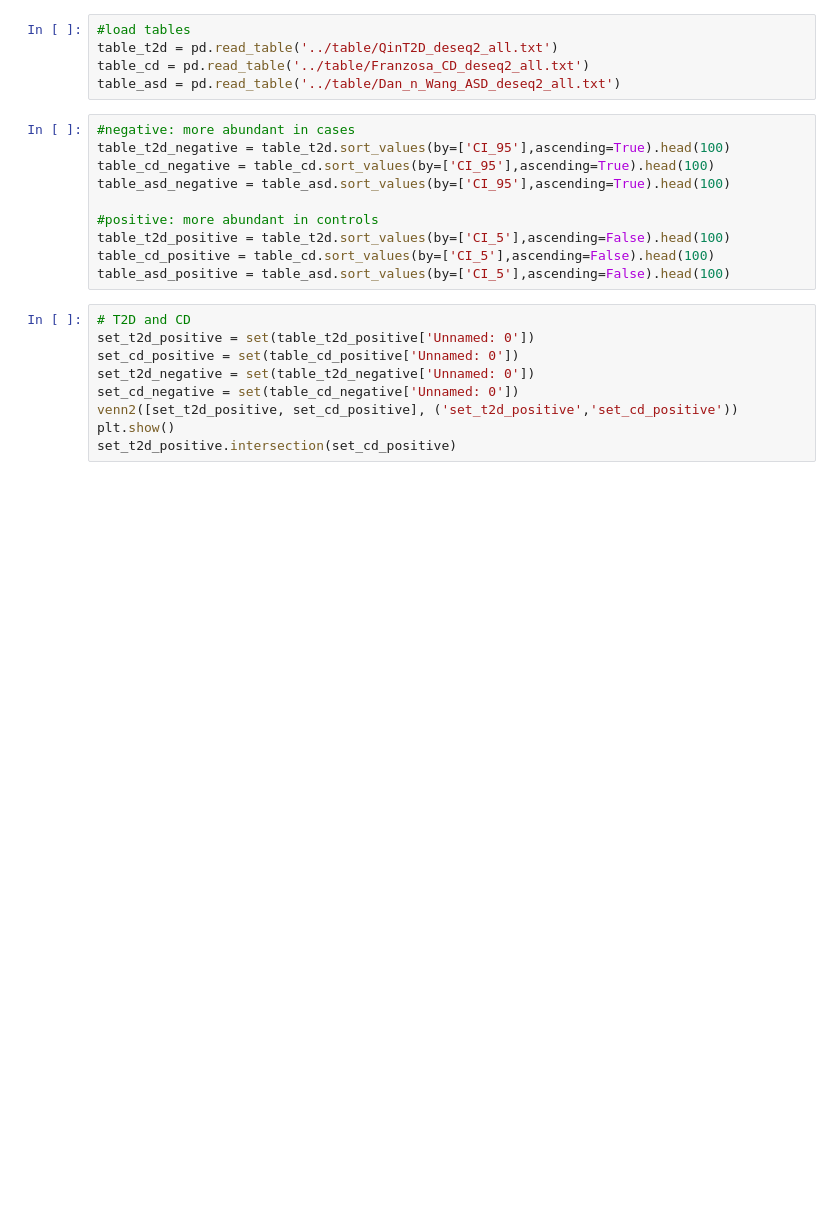
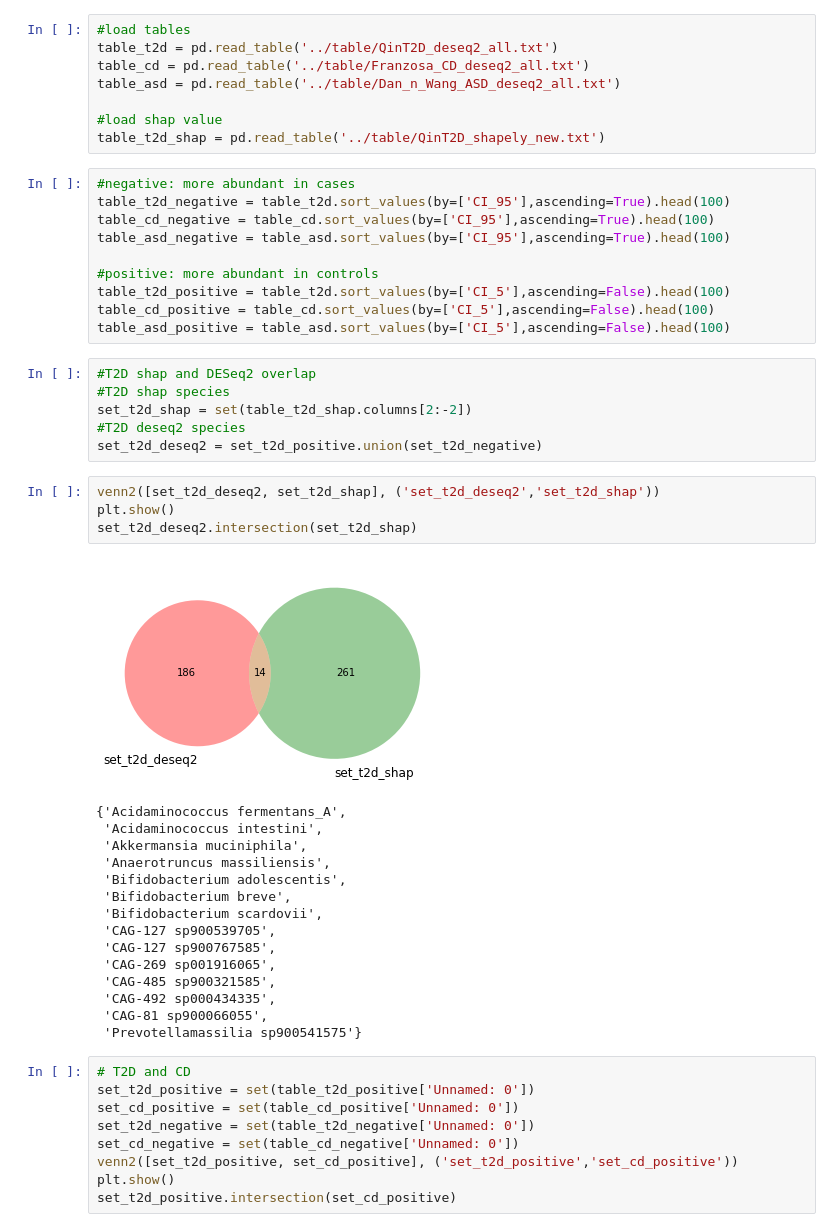
Before and after one commit to jindongmin/Meta_diseases_analyses, a Jupyter notebook: ipynb/log2foldchange_CI_5_95_deseq2.ipynb, the cells around one changed output. Drawn from its saved outputs; the diff is of its cells as text; blank space fills up the shorter version.

Commit message:
update plots

```diff
--- a/ipynb/log2foldchange_CI_5_95_deseq2.ipynb
+++ b/ipynb/log2foldchange_CI_5_95_deseq2.ipynb
@@ -7,6 +7,9 @@ import pandas as pd
 table_t2d = pd.read_table('../table/QinT2D_deseq2_all.txt')
 table_cd = pd.read_table('../table/Franzosa_CD_deseq2_all.txt')
 table_asd = pd.read_table('../table/Dan_n_Wang_ASD_deseq2_all.txt')
+
+#load shap value
+table_t2d_shap = pd.read_table('../table/QinT2D_shapely_new.txt')
 # %%
 #negative: more abundant in cases
 table_t2d_negative = table_t2d.sort_values(by=['CI_95'],ascending=True).head(100)
@@ -17,6 +20,32 @@ table_asd_negative = table_asd.sort_values(by=['CI_95'],ascending=True).head(100
 table_t2d_positive = table_t2d.sort_values(by=['CI_5'],ascending=False).head(100)
 table_cd_positive = table_cd.sort_values(by=['CI_5'],ascending=False).head(100)
 table_asd_positive = table_asd.sort_values(by=['CI_5'],ascending=False).head(100)
+# %%
+#T2D shap and DESeq2 overlap
+#T2D shap species
+set_t2d_shap = set(table_t2d_shap.columns[2:-2])
+#T2D deseq2 species
+set_t2d_deseq2 = set_t2d_positive.union(set_t2d_negative)
+# %%
+venn2([set_t2d_deseq2, set_t2d_shap], ('set_t2d_deseq2','set_t2d_shap'))
+plt.show()
+set_t2d_deseq2.intersection(set_t2d_shap)
+# %% [output]
+[figure, added]
+{'Acidaminococcus fermentans_A',
+ 'Acidaminococcus intestini',
+ 'Akkermansia muciniphila',
+ 'Anaerotruncus massiliensis',
+ 'Bifidobacterium adolescentis',
+ 'Bifidobacterium breve',
+ 'Bifidobacterium scardovii',
+ 'CAG-127 sp900539705',
+ 'CAG-127 sp900767585',
+ 'CAG-269 sp001916065',
+ 'CAG-485 sp900321585',
+ 'CAG-492 sp000434335',
+ 'CAG-81 sp900066055',
+ 'Prevotellamassilia sp900541575'}
 # %%
 # T2D and CD
 set_t2d_positive = set(table_t2d_positive['Unnamed: 0'])
```
Also changed, not shown: 3 other files.
